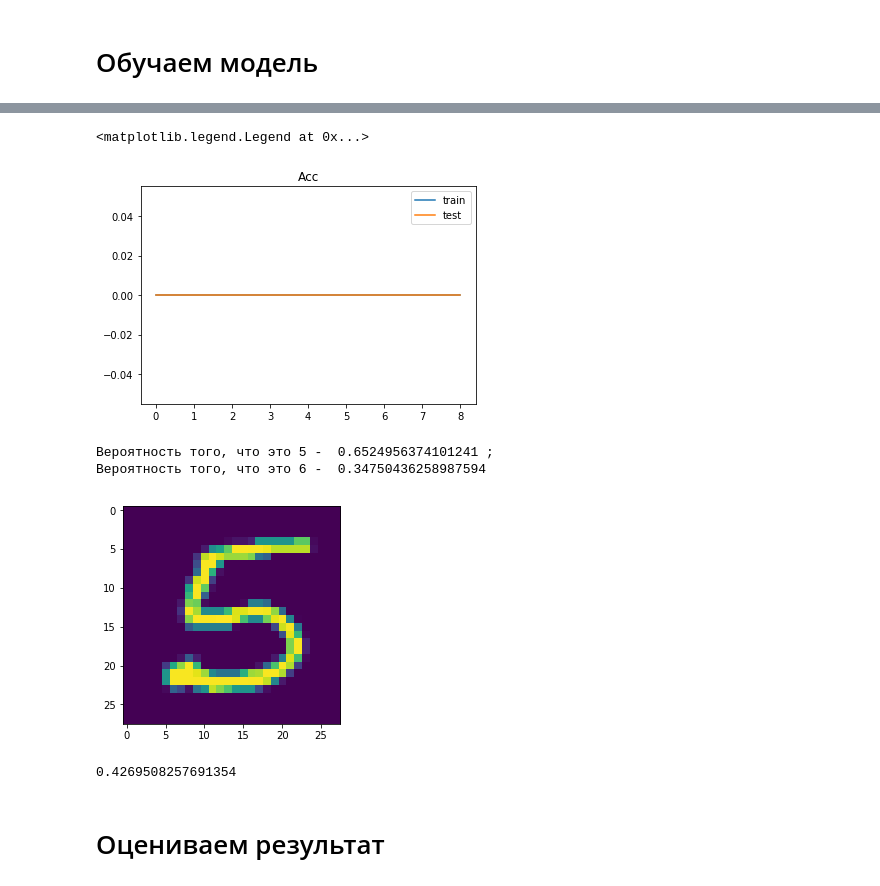
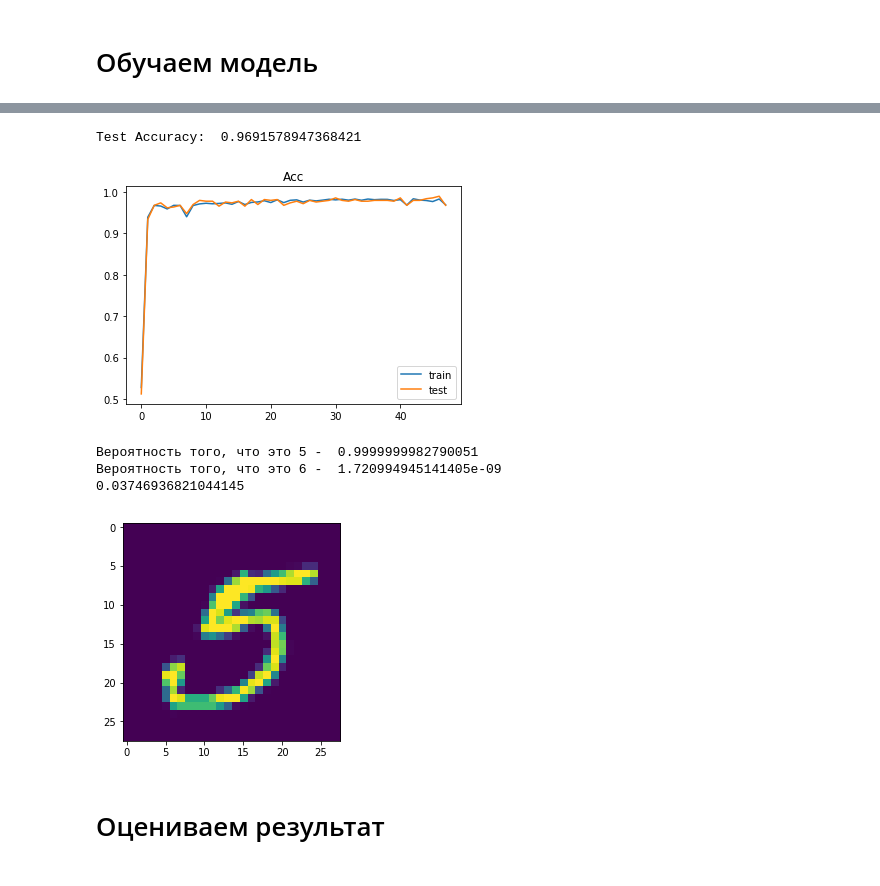
Before and after one commit to GitDimONE/Tech_ANN, a Jupyter notebook: 1_Lecture/01_Homework_Template.ipynb, the cells around one changed output, grey strips where cells are left out. Saved outputs shown, nothing was run; the diff lists cells and outputs as text; code cells hidden in the pictures.

```diff
--- a/1_Lecture/01_Homework_Template.ipynb
+++ b/1_Lecture/01_Homework_Template.ipynb
@@ -19,7 +19,7 @@ with open('./hw_1_train.pickle', 'rb') as f:
 with open('./hw_1_test_no_lables.pickle', 'rb') as f:
     test_no_lables = pickle.load(f)
 
-labels, data = np.array(train['labels'], dtype=np.float64) , np.array(train['data'], dtype=np.float64) # Сonversion to float!
+labels, data = np.asfarray(train['labels']) , np.asfarray(train['data'])
 # %%
 # Show i'th image
 def show_image(img):
@@ -81,7 +67,0 @@ def grad(x, y, weight):
-# %%
-# Logloss calculation
-def logloss(x, y, weight):
-    buffer = 0
-    for i,img in enumerate(x):
-        buffer += np.log(1 + np.exp(-y[i]*np.dot(weight.T, img)))
-    return buffer
@@ -134,12 +107,16 @@ def launch_train(w):
 # %%
 # Launch
-batch_size = 10
-num_of_epoch = 100
-reg_param = 0.01
-learn_rate = 0.001
+tr_loss = []
+te_loss = []
+tr_acc = []
+te_acc = []
+reg_param = 0
+learn_rate = 0.009
+batch = 9500
+btch = 200
 
-cross_validation(data, labels)
-loss_train, loss_valid, acc_train, acc_valid = launch_train(w)
+cross_validation(data, labels, k_fold=20)
+launch_train(w)
 # %% [output]
 Training images: 9500
 Validation images: 500
@@ -158,43 +133,41 @@ Training Loss:  0.0
 # %%
 plt.title('Acc')
-plt.plot(acc_train, label='train')
-plt.plot(acc_valid, label='test')
+plt.plot(tr_acc, label='train')
+plt.plot(te_acc, label='test')
 plt.legend()
+print("Test Accuracy: ", tr_acc[-1])
 # %% [output]
-<matplotlib.legend.Legend at 0x...>
+Test Accuracy:  0.9691578947368421
-[figure, old version]
+[figure, new version]
 # %%
 def predict(x):
     return 1 / (1 + np.exp(-np.dot(w, x)))
 
-
 p_valid = np.zeros((x_valid.shape[0]))
-
-
 for i in range(x_valid.shape[0]):
     p_valid[i] = predict(x_valid[i])
 
+k = 0
+print("Вероятность того, что это 5 - ", 1 - p_valid[k], "\nВероятность того, что это 6 - ", p_valid[k])
 
-k = 499
-print("Вероятность того, что это 5 - ", 1 - p_valid[k], ";\nВероятность того, что это 6 - ", p_valid[k])
+def lgs(true_label, p):
+    if true_label == 1:
+        return -np.log(p)
+    else:
+        return -np.log(1 - p)
+
+loss = 0
+for i in range(x_valid.shape[0]):
+    loss += lgs(y_valid[i], p_valid[i])
+
+print(loss/y_valid.shape[0])
 show_image(x_valid[k])
+loss = 0
 # %% [output]
-Вероятность того, что это 5 -  0.6524956374101241 ;
-Вероятность того, что это 6 -  0.34750436258987594
+Вероятность того, что это 5 -  0.9999999982790051
+Вероятность того, что это 6 -  1.720994945141405e-09
+0.03746936821044145
-[figure, old version]
+[figure, new version]
-# %%
-def logloss(true_label, p):
-    if true_label == 1:
-        return -np.log(p)
-    else:
-        return -np.log(1 - p)
-
-for i in range(x_valid.shape[0]):
-    lgs_buf = logloss(y_valid[i], p_valid[i])
-
-print(lgs_buf)
-# %% [output]
-0.4269508257691354
 # %% [markdown]
 # Оцениваем результат
 # %% [markdown]
```
Also changed, not shown: parts of 13 cells of this notebook, 1 other file.
